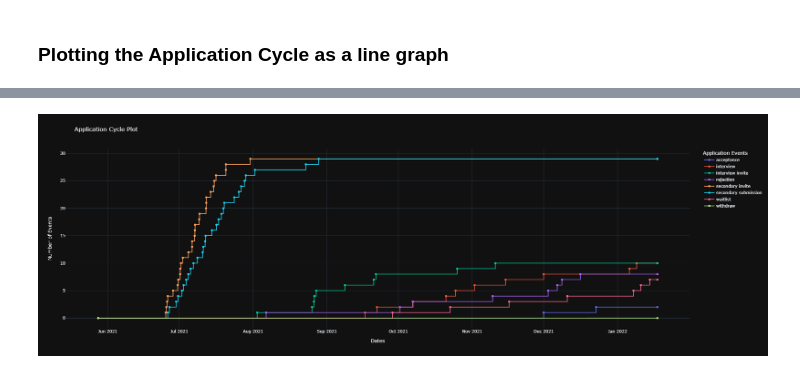
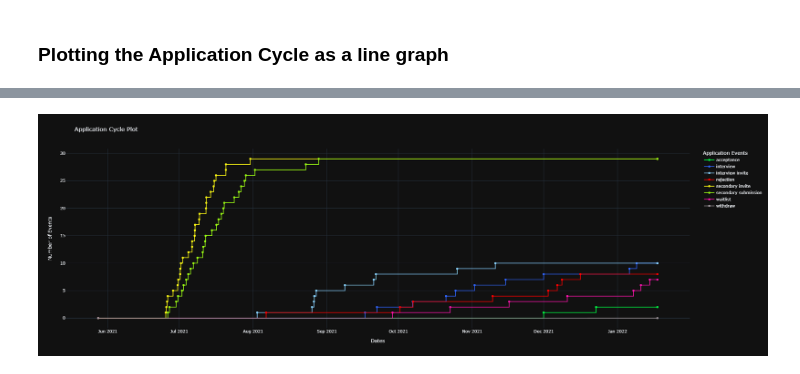
Before and after one commit to toofastdan117/Med_School_Cycle_Analyzer, a Jupyter notebook: Cycle Analyzer.ipynb, the cells around one changed output, grey strips where cells are left out. Saved outputs shown, nothing was run; the diff lists cells and outputs as text; code cells hidden in the pictures.

Commit message:
adding the option to pick line colors

```diff
--- a/Cycle Analyzer.ipynb
+++ b/Cycle Analyzer.ipynb
@@ -83,3 +83,9 @@ display(dan_sort2)
 248 rows × 4 columns
 # %% [markdown]
 ### Plotting the Application Cycle as a line graph
+# %%
+action_color_dict = {}
+for action in sorted(column_names):
+    hex_color = input(f"Enter a hex color to represent {action}:")
+    action_color_dict[action] = hex_color
+action_color_dict
@@ -86,16 +111,16 @@ display(dan_sort2)
 # %%
 fig = px.line(dan_sort2, x="Dates", y="tracker", color="Actions",
-              hover_data=["schools", "Actions", "Dates"], markers=True, line_shape="hv",
+              hover_data=["schools", "Actions", "Dates"], markers=True, line_shape="hv", color_discrete_map=action_color_dict,
               labels={
                   "Dates": "Dates",
                   "tracker": "Number of Events",
                   "Actions": "Application Events"
               },
               title="Application Cycle Plot",
               template="plotly_dark", width=1200, height=700)
 fig.show()
 # %% [output]
-[figure, old version]
+[figure, new version]
 # %%
 ?px.line
 # %% [output]
```
Also changed, not shown: parts of 2 cells of this notebook, 1 other file.
